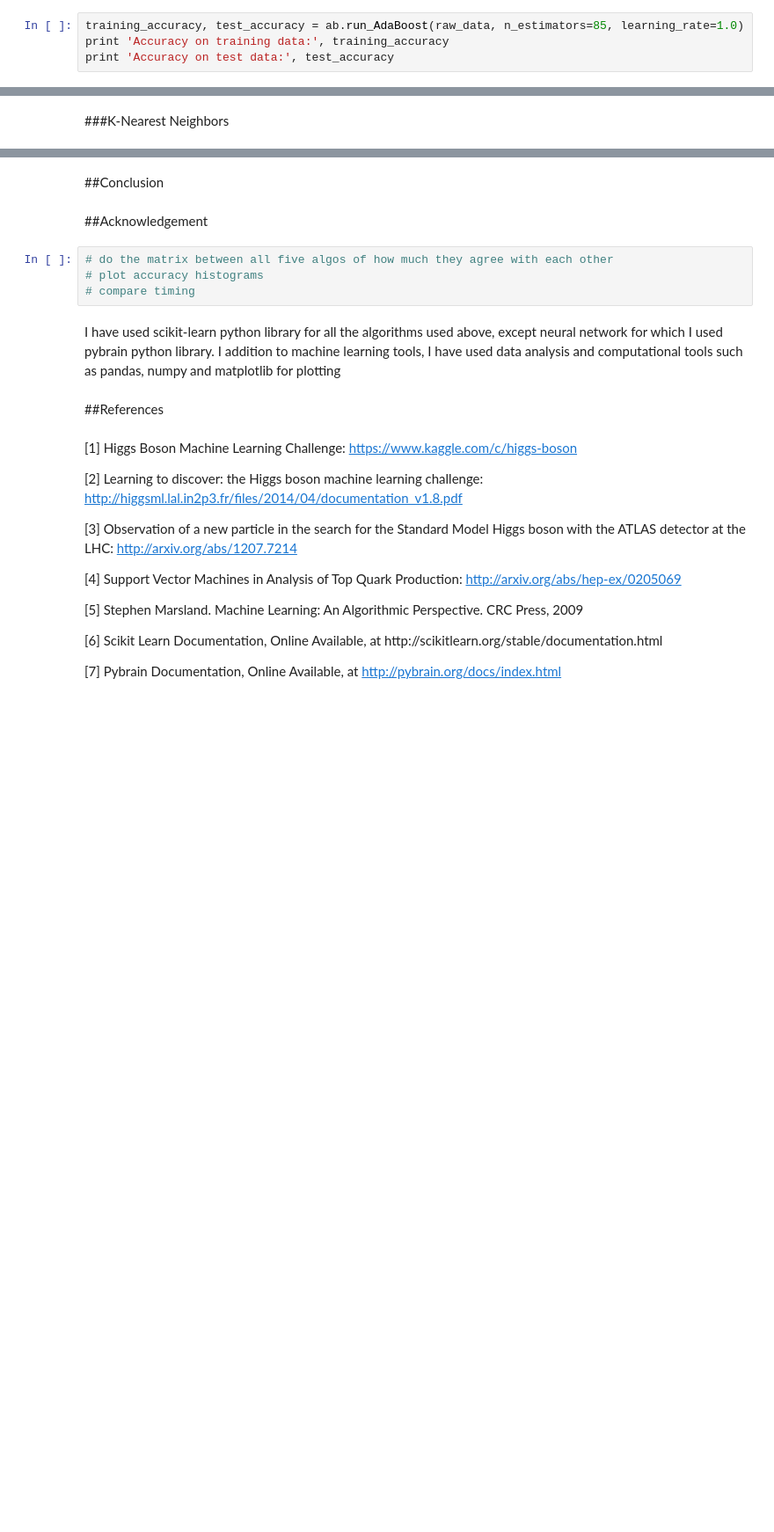
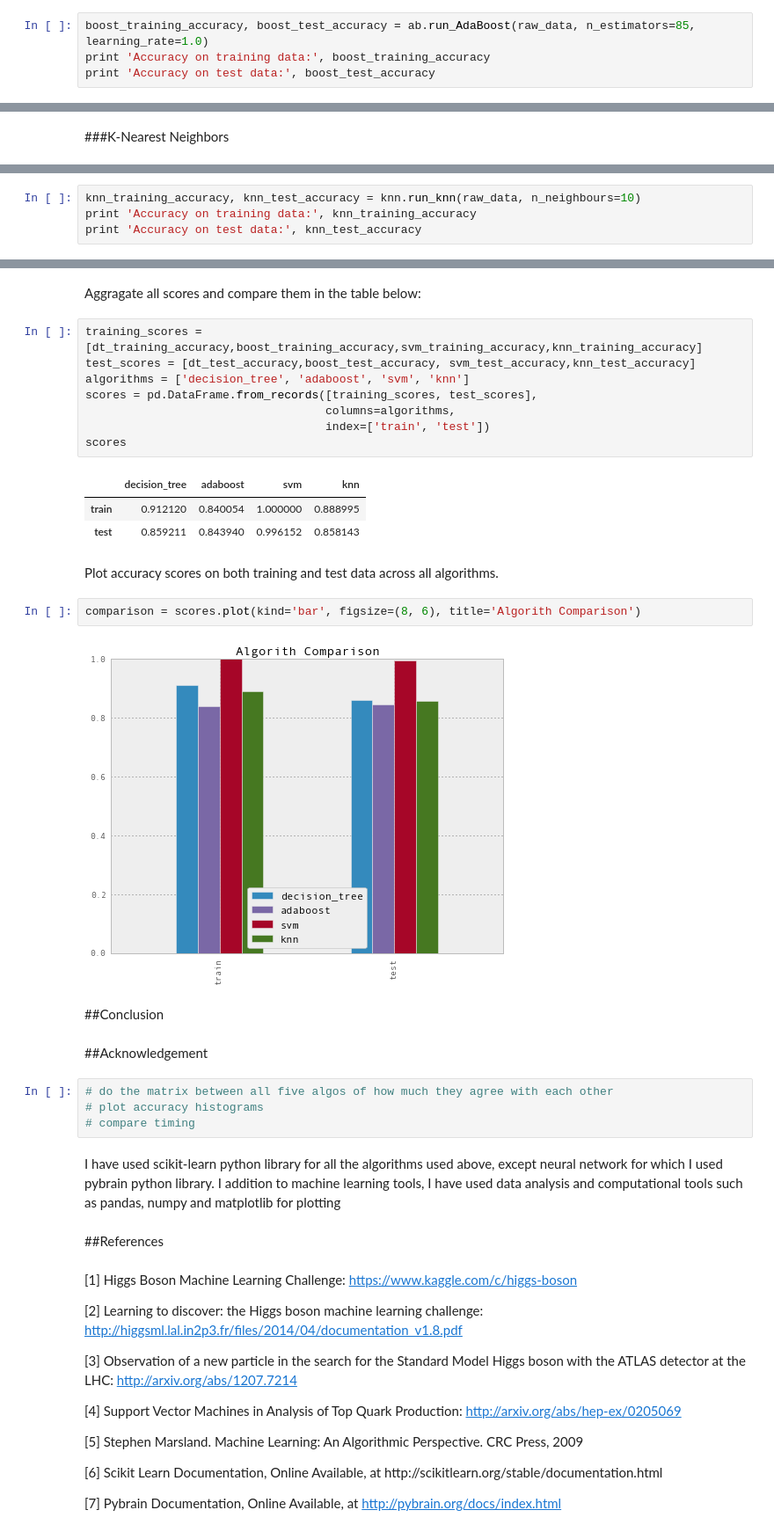
Before and after one commit to sshegheva/bag-of-algorithms, a Jupyter notebook: analysis/notebooks/Supervised Classification.ipynb, the cells around one changed output, grey strips where cells are left out. Shown at 88% size. Cells and saved outputs as stored; diff of their text form; blank space fills up the shorter version.

```diff
--- a/analysis/notebooks/Supervised Classification.ipynb
+++ b/analysis/notebooks/Supervised Classification.ipynb
@@ -202,7 +167,7 @@ trades_df
 # %% [markdown]
 Below are the final scores achieved by AdaBoost classifier:
 # %%
-training_accuracy, test_accuracy = ab.run_AdaBoost(raw_data, n_estimators=85, learning_rate=1.0)
-print 'Accuracy on training data:', training_accuracy
-print 'Accuracy on test data:', test_accuracy
+boost_training_accuracy, boost_test_accuracy = ab.run_AdaBoost(raw_data, n_estimators=85, learning_rate=1.0)
+print 'Accuracy on training data:', boost_training_accuracy
+print 'Accuracy on test data:', boost_test_accuracy
 # %% [output]
@@ -225,0 +203,4 @@ print 'Accuracy on test data:', test_accuracy
+# %%
+knn_training_accuracy, knn_test_accuracy = knn.run_knn(raw_data, n_neighbours=10)
+print 'Accuracy on training data:', knn_training_accuracy
+print 'Accuracy on test data:', knn_test_accuracy
@@ -226,3 +216,23 @@ print 'Accuracy on test data:', test_accuracy
+# %% [markdown]
+Aggragate all scores and compare them in the table below:
+# %%
+training_scores = [dt_training_accuracy,boost_training_accuracy,svm_training_accuracy,knn_training_accuracy]
+test_scores = [dt_test_accuracy,boost_test_accuracy, svm_test_accuracy,knn_test_accuracy]
+algorithms = ['decision_tree', 'adaboost', 'svm', 'knn']
+scores = pd.DataFrame.from_records([training_scores, test_scores],
+                                   columns=algorithms,
+                                   index=['train', 'test'])
+scores
+# %% [output]
+|  | decision_tree | adaboost | svm | knn |
+| train | 0.912120 | 0.840054 | 1.000000 | 0.888995 |
+| test | 0.859211 | 0.843940 | 0.996152 | 0.858143 |
+# %% [markdown]
+Plot accuracy scores on both training and test data across all algorithms.
+# %%
+comparison = scores.plot(kind='bar', figsize=(8, 6), title='Algorith Comparison')
+# %% [output]
+[figure, added]
 # %% [markdown]
 ##Conclusion
 # %% [markdown]
```
Also changed, not shown: parts of 15 cells of this notebook, 4 other files.
